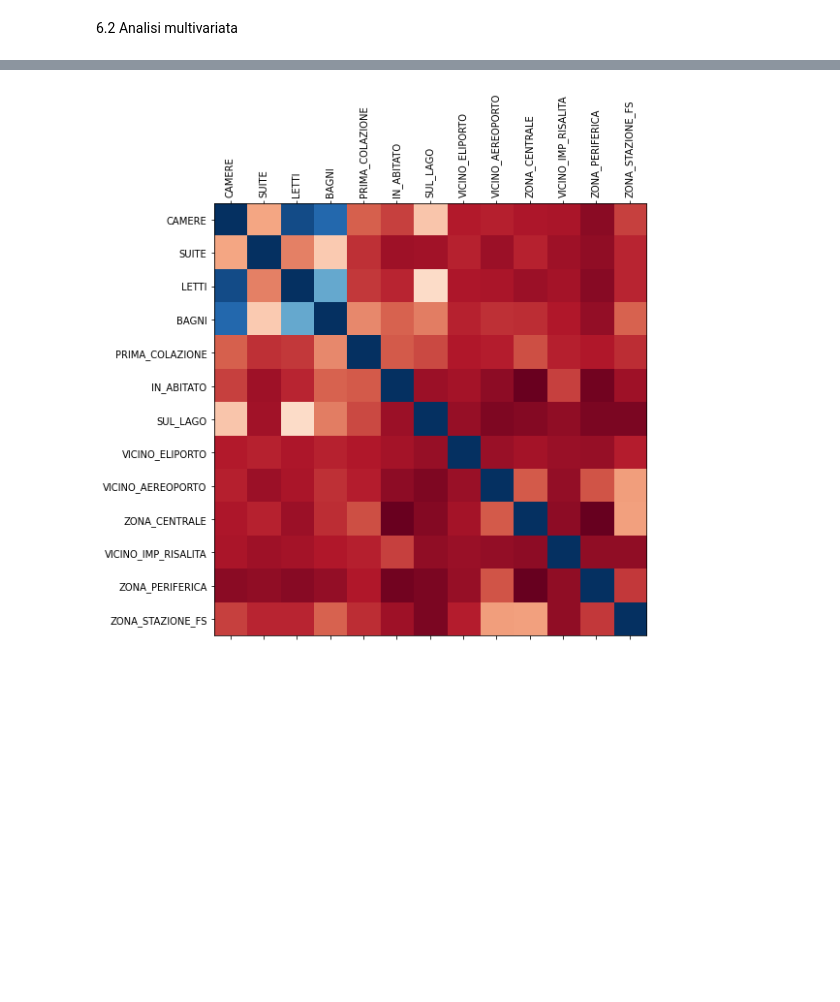
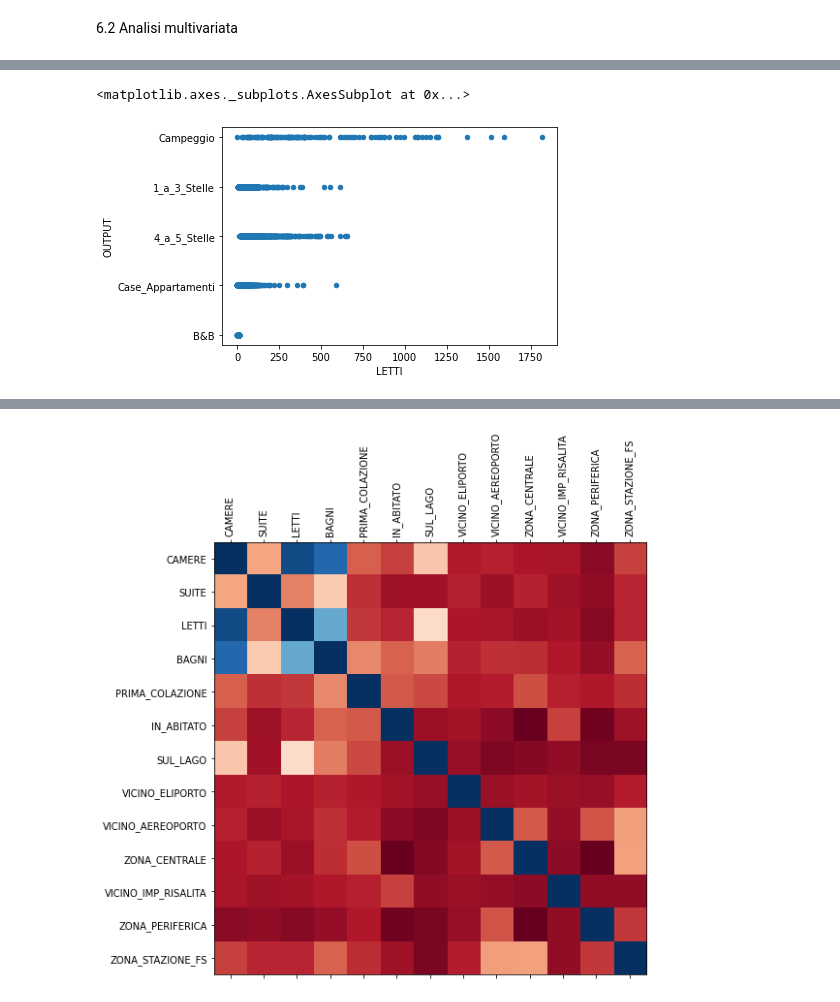
Before and after one commit to foster333/busta, a Jupyter notebook: iscsdatascience_analysis.ipynb, the cells around one changed output, grey strips where cells are left out. Drawn from its saved outputs; the diff is of its cells as text; code cells hidden in the pictures; blank space fills up the shorter version.

```diff
--- a/iscsdatascience_analysis.ipynb
+++ b/iscsdatascience_analysis.ipynb
@@ -234,0 +244,5 @@ df.PROVINCIA.value_counts().plot(kind= "bar")
+# %%
+df.plot.scatter("LETTI", "OUTPUT")
+# %% [output]
+<matplotlib.axes._subplots.AxesSubplot at 0x...>
+[figure, added]
```
Also changed, not shown: parts of 14 cells of this notebook.
